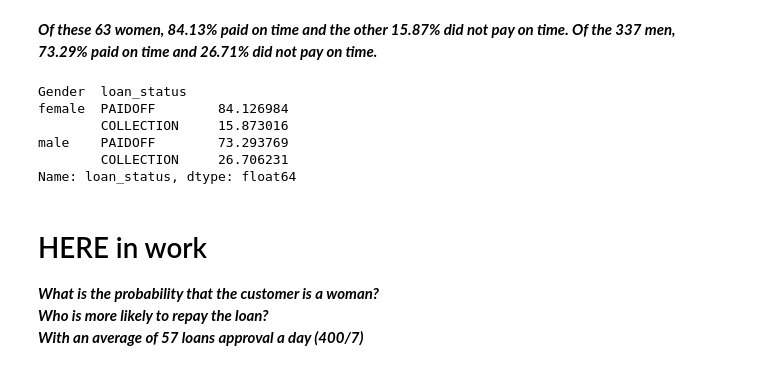
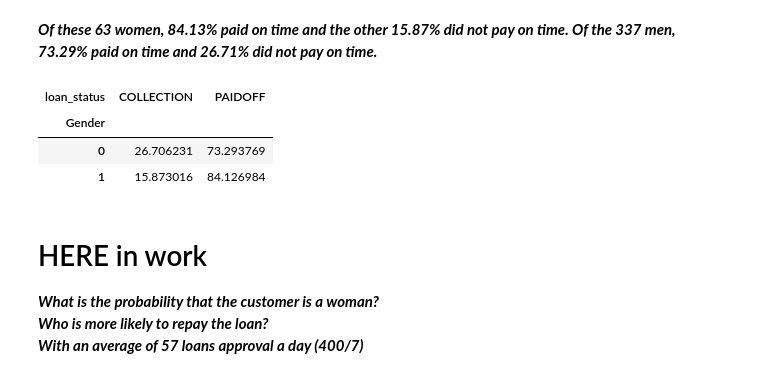
Before and after one commit to ThatPoter/Bank-Loan-Classifier, a Jupyter notebook: LoansStatusClassification(v1).ipynb, the cells around one changed output. Drawn from its saved outputs; the diff is of its cells as text; code cells hidden in the pictures.

```diff
--- a/LoansStatusClassification(v1).ipynb
+++ b/LoansStatusClassification(v1).ipynb
@@ -171,14 +171,13 @@ Name: Gender, dtype: float64
 # %% [markdown]
 ***Of these 63 women, 84.13% paid on time and the other 15.87% did not pay on time. Of the 337 men, 73.29% paid on time and 26.71% did not pay on time.***
 # %%
-df.groupby(['Gender'])['loan_status'].value_counts(normalize=True) * 100
+groupby_gender = df.groupby(['Gender'])['loan_status'].value_counts(normalize=True) * 100
+groupby_gender.unstack(level=-1)
 # %% [output]
-Gender  loan_status
-female  PAIDOFF        84.126984
-        COLLECTION     15.873016
-male    PAIDOFF        73.293769
-        COLLECTION     26.706231
-Name: loan_status, dtype: float64
+| loan_status | COLLECTION | PAIDOFF |
+| Gender |  |  |
+| 0 | 26.706231 | 73.293769 |
+| 1 | 15.873016 | 84.126984 |
 # %% [markdown]
 # HERE in work
 
```
Also changed, not shown: parts of 8 cells of this notebook.
